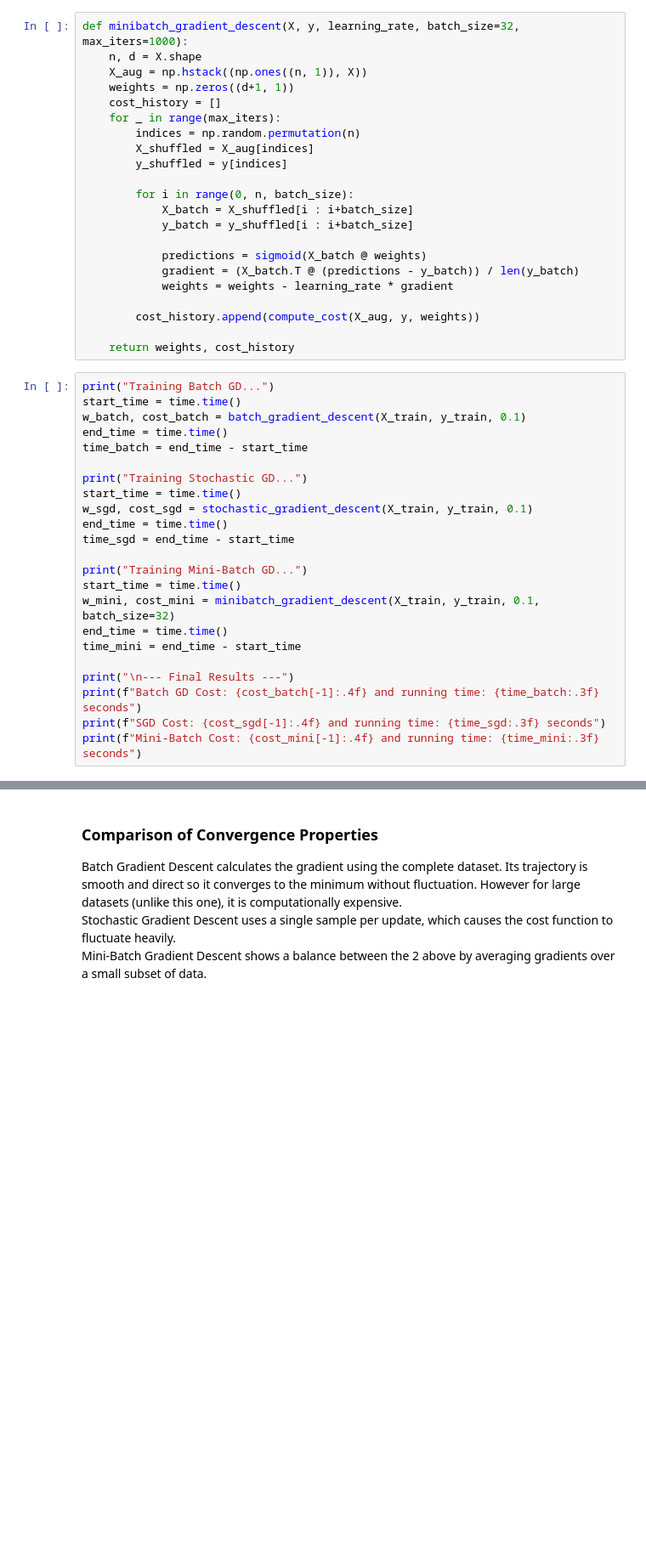
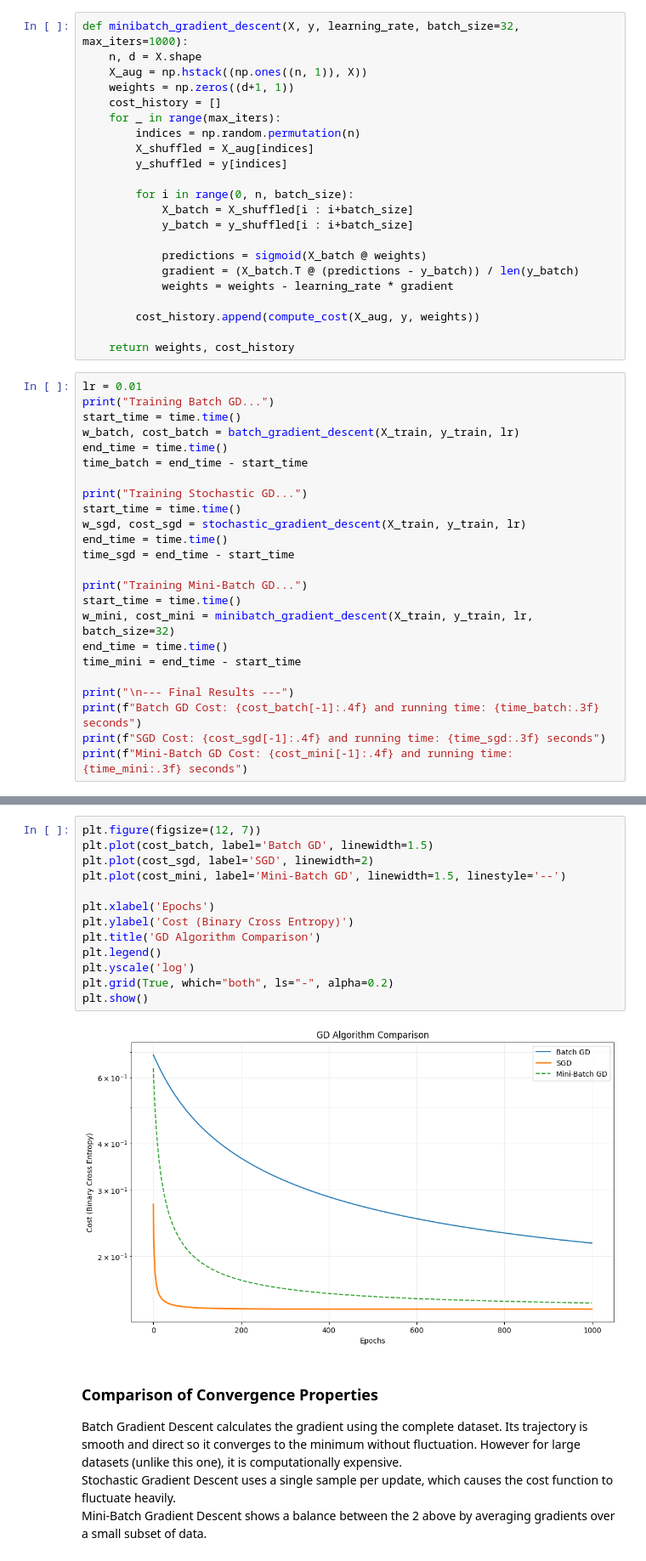
Before and after one commit to Youssef-Chip/ml_applications, a Jupyter notebook: hw1.ipynb, the cells around one changed output, grey strips where cells are left out. Shown at 85% size. Saved outputs shown, nothing was run; the diff lists cells and outputs as text; blank space fills up the shorter version.

```diff
--- a/hw1.ipynb
+++ b/hw1.ipynb
@@ -519,28 +525,29 @@ def minibatch_gradient_descent(X, y, learning_rate, batch_size=32, max_iters=100
 
     return weights, cost_history
 # %%
+lr = 0.01
 print("Training Batch GD...")
 start_time = time.time()
-w_batch, cost_batch = batch_gradient_descent(X_train, y_train, 0.1)
+w_batch, cost_batch = batch_gradient_descent(X_train, y_train, lr)
 end_time = time.time()
 time_batch = end_time - start_time
 
 print("Training Stochastic GD...")
 start_time = time.time()
-w_sgd, cost_sgd = stochastic_gradient_descent(X_train, y_train, 0.1)
+w_sgd, cost_sgd = stochastic_gradient_descent(X_train, y_train, lr)
 end_time = time.time()
 time_sgd = end_time - start_time
 
 print("Training Mini-Batch GD...")
 start_time = time.time()
-w_mini, cost_mini = minibatch_gradient_descent(X_train, y_train, 0.1, batch_size=32)
+w_mini, cost_mini = minibatch_gradient_descent(X_train, y_train, lr, batch_size=32)
 end_time = time.time()
 time_mini = end_time - start_time
 
 print("\n--- Final Results ---")
 print(f"Batch GD Cost: {cost_batch[-1]:.4f} and running time: {time_batch:.3f} seconds")
 print(f"SGD Cost: {cost_sgd[-1]:.4f} and running time: {time_sgd:.3f} seconds")
-print(f"Mini-Batch Cost: {cost_mini[-1]:.4f} and running time: {time_mini:.3f} seconds")
+print(f"Mini-Batch GD Cost: {cost_mini[-1]:.4f} and running time: {time_mini:.3f} seconds")
 # %% [output]
 Training Batch GD...
 Training Stochastic GD...
@@ -553,3 +560,18 @@ Mini-Batch Cost: 0.1446 and running time: 0.107 seconds
+# %%
+plt.figure(figsize=(12, 7))
+plt.plot(cost_batch, label='Batch GD', linewidth=1.5)
+plt.plot(cost_sgd, label='SGD', linewidth=2)
+plt.plot(cost_mini, label='Mini-Batch GD', linewidth=1.5, linestyle='--')
+
+plt.xlabel('Epochs')
+plt.ylabel('Cost (Binary Cross Entropy)')
+plt.title('GD Algorithm Comparison')
+plt.legend()
+plt.yscale('log')
+plt.grid(True, which="both", ls="-", alpha=0.2)
+plt.show()
+# %% [output]
+[figure, added]
 # %% [markdown]
 ### Comparison of Convergence Properties
 Batch Gradient Descent calculates the gradient using the complete dataset. Its trajectory is smooth and direct so it converges to the minimum without fluctuation. However for large datasets (unlike this one), it is computationally expensive.\
```
Also changed, not shown: parts of 27 cells of this notebook.
